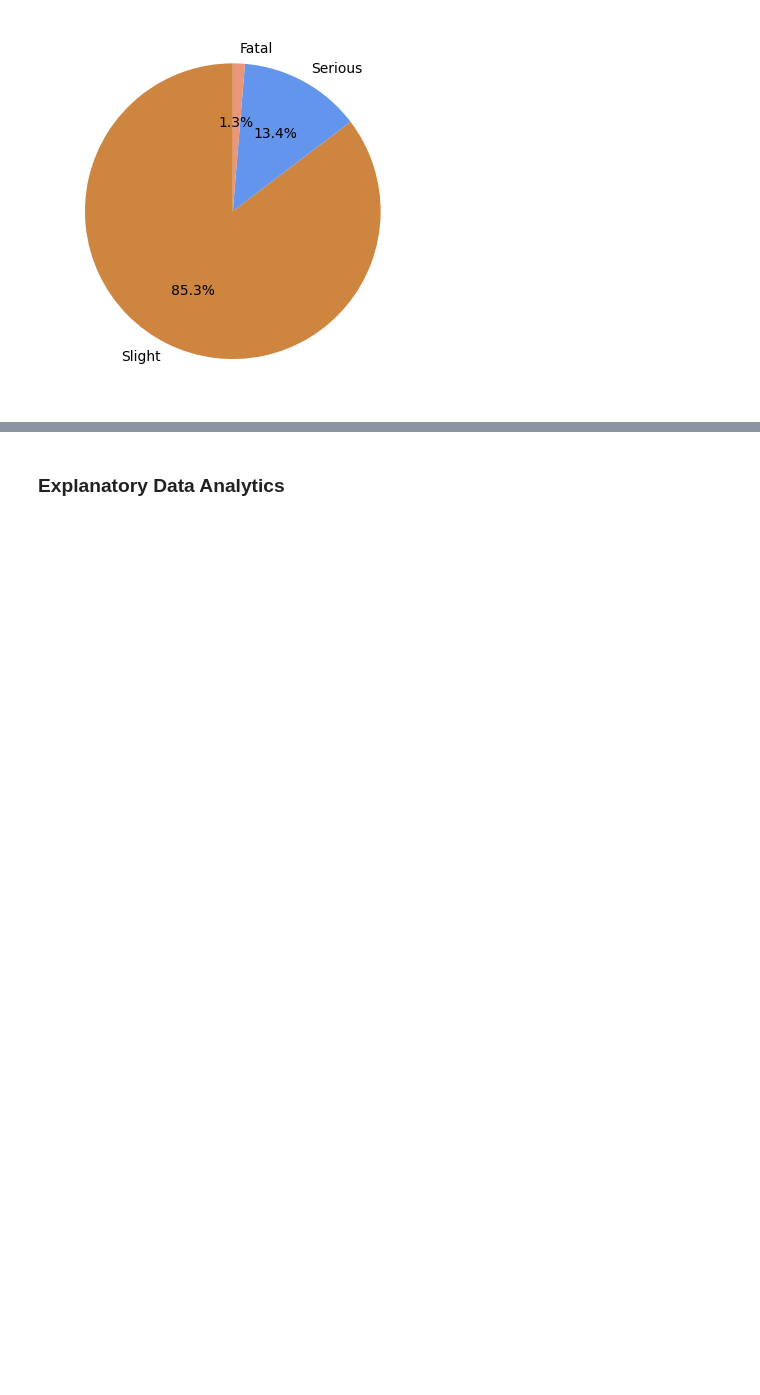
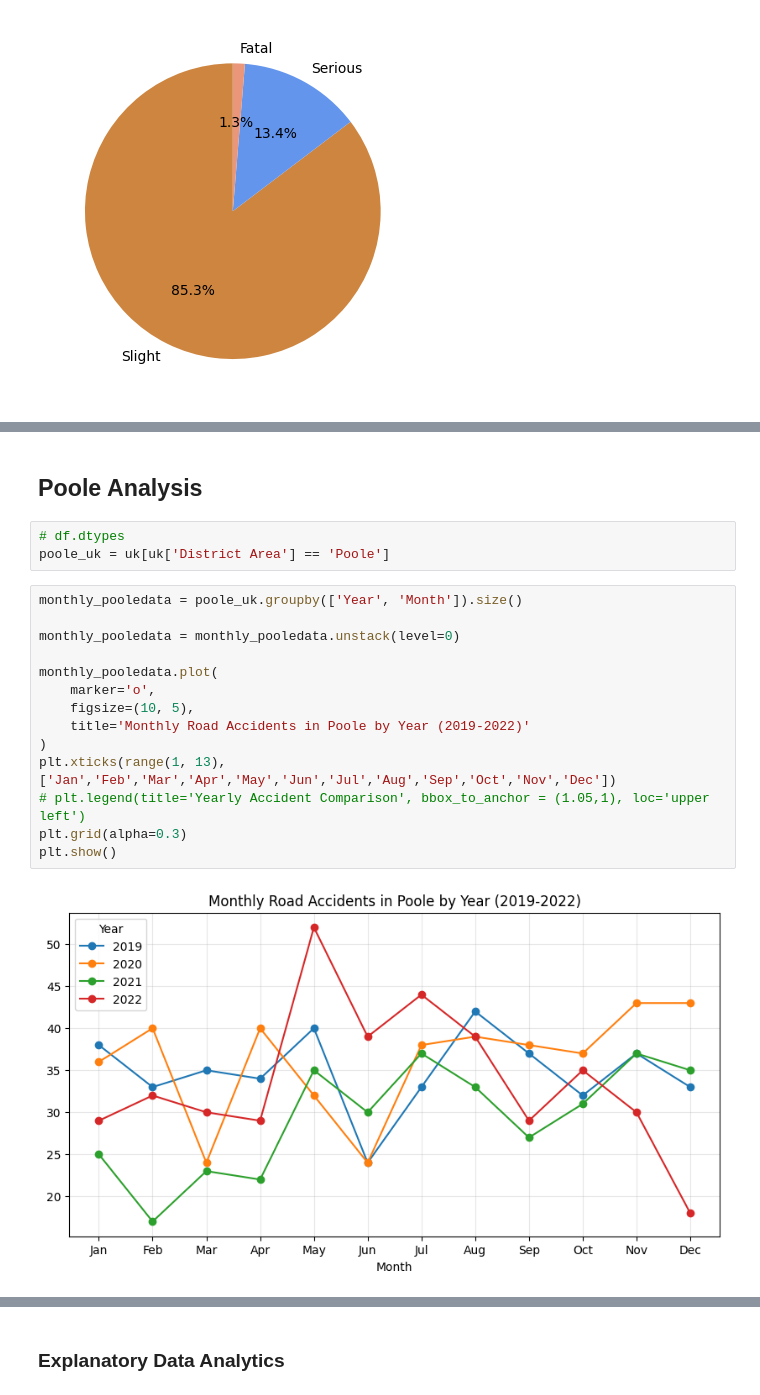
Before and after one commit to Cablaida-Meryrose/ITELEC-Activity2, a Jupyter notebook: Activity2.ipynb, the cells around one changed output, grey strips where cells are left out. Cells and saved outputs as stored; diff of their text form; blank space fills up the shorter version.

```diff
--- a/Activity2.ipynb
+++ b/Activity2.ipynb
@@ -449,0 +573,21 @@ plt.show()
+# %% [markdown]
+<h2>Poole Analysis</h2>
+# %%
+# df.dtypes
+poole_uk = uk[uk['District Area'] == 'Poole']
+# %%
+monthly_pooledata = poole_uk.groupby(['Year', 'Month']).size()
+
+monthly_pooledata = monthly_pooledata.unstack(level=0)
+
+monthly_pooledata.plot(
+    marker='o',
+    figsize=(10, 5),
+    title='Monthly Road Accidents in Poole by Year (2019-2022)'
+)
+plt.xticks(range(1, 13), ['Jan','Feb','Mar','Apr','May','Jun','Jul','Aug','Sep','Oct','Nov','Dec'])
+# plt.legend(title='Yearly Accident Comparison', bbox_to_anchor = (1.05,1), loc='upper left')
+plt.grid(alpha=0.3)
+plt.show()
+# %% [output]
+[figure, added]
```
Also changed, not shown: parts of 17 cells of this notebook.
